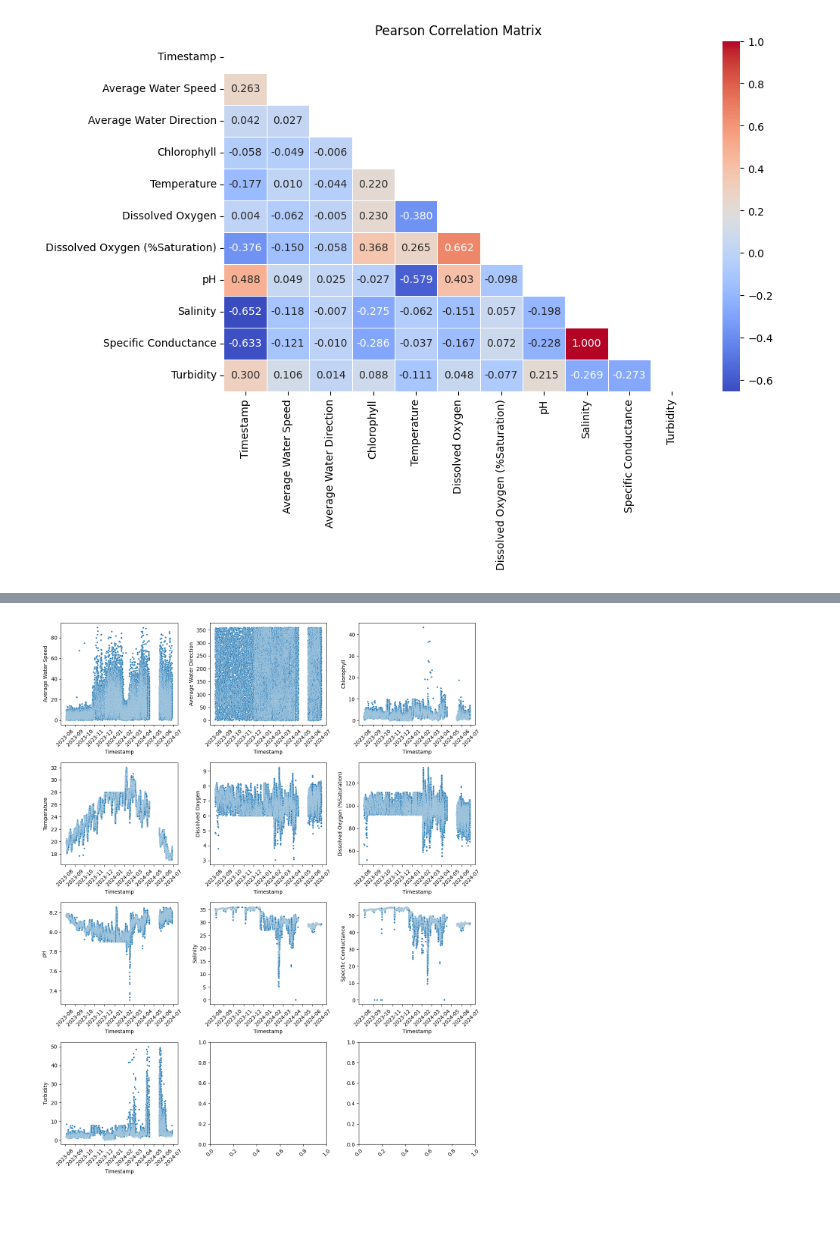
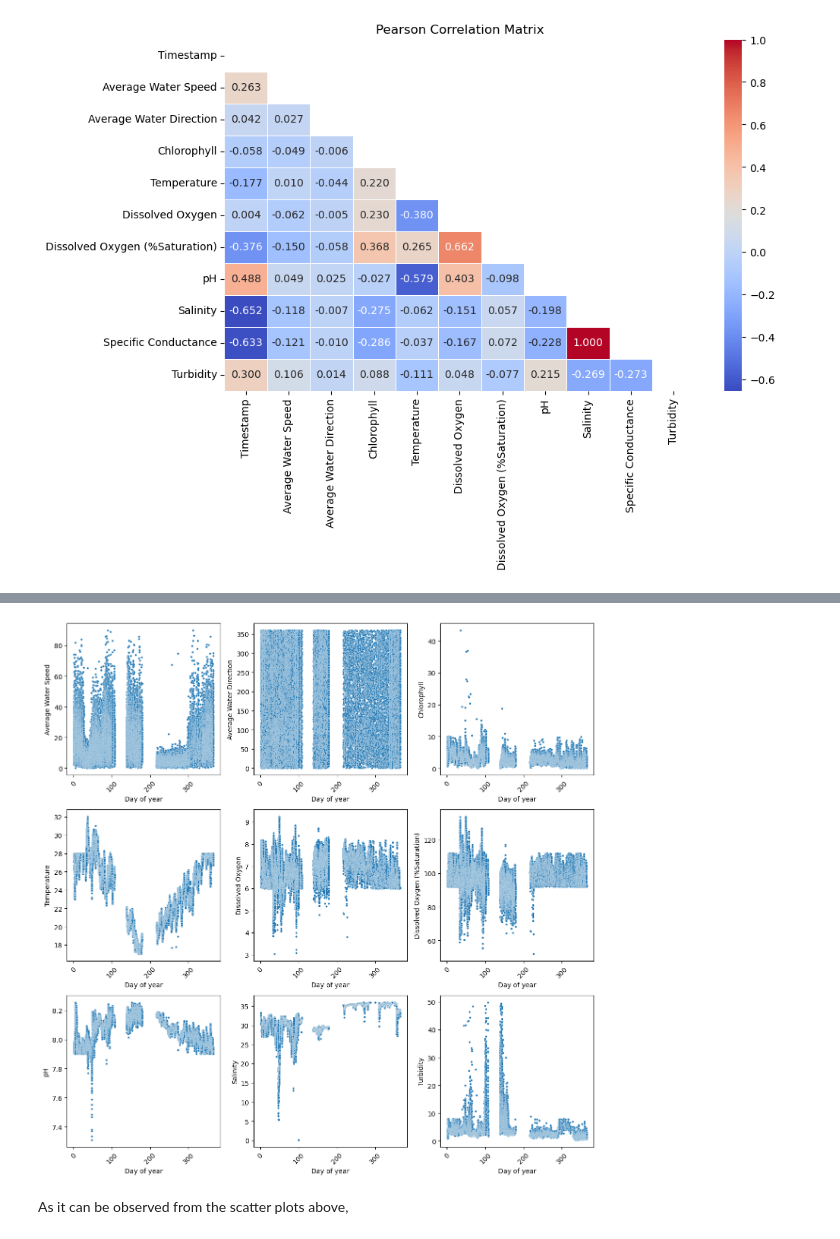
Before and after one commit to jasonzelin/data-analytics-portfolio, a Jupyter notebook: australia_water_quality_monitoring/notebook.ipynb, the cells around one changed output, grey strips where cells are left out. Drawn from its saved outputs; the diff is of its cells as text; code cells hidden in the pictures; blank space fills up the shorter version.

```diff
--- a/australia_water_quality_monitoring/notebook.ipynb
+++ b/australia_water_quality_monitoring/notebook.ipynb
@@ -17,2 +18,2 @@ import re
 # %%
-df = pd.read_csv('/home/jasonzelin/data_portfolio/australia_water_quality_monitoring/data/brisbane_water_quality.csv')
+df = pd.read_csv('/home/jasonzelin/data-analytics-portfolio/australia_water_quality_monitoring/data/brisbane_water_quality.csv')
@@ -111,24 +109,28 @@ plt.show()
 # %%
 # Creating time series line plot
-filtered_column_names.pop(0)
+filtered_column_names.remove("Timestamp")
+filtered_column_names.remove("Specific Conductance")
+df['Day of year'] = df['Timestamp'].dt.dayofyear
 
 # Create subplots: 4 row, 5 columns
-fig, axes = plt.subplots(nrows=4, ncols=3, figsize=(12, 15))
+fig, axes = plt.subplots(nrows=3, ncols=3, figsize=(12, 12))
 r = 0
 c = 0
-for i in numeric_datetime_columns:
-    sns.scatterplot(data=df, x='Timestamp', y=i, ax=axes[r, c], s=10)
+for i in filtered_column_names:
+    sns.scatterplot(data=df, x='Day of year', y=i, ax=axes[r, c], s=10)
     if (c + 1) % 3 == 0:
         r = r + 1
         c = 0
     else:
         c = c + 1
 
 # Rotate date labels on all plots
 for ax in axes.flat:
     ax.tick_params(axis='x', rotation=45)
 
 plt.tight_layout()
 plt.show()
 # %% [output]
-[figure, old version]
+[figure, new version]
+# %% [markdown]
+As it can be observed from the scatter plots above,
```
Also changed, not shown: parts of 10 cells of this notebook, 1 other file.
